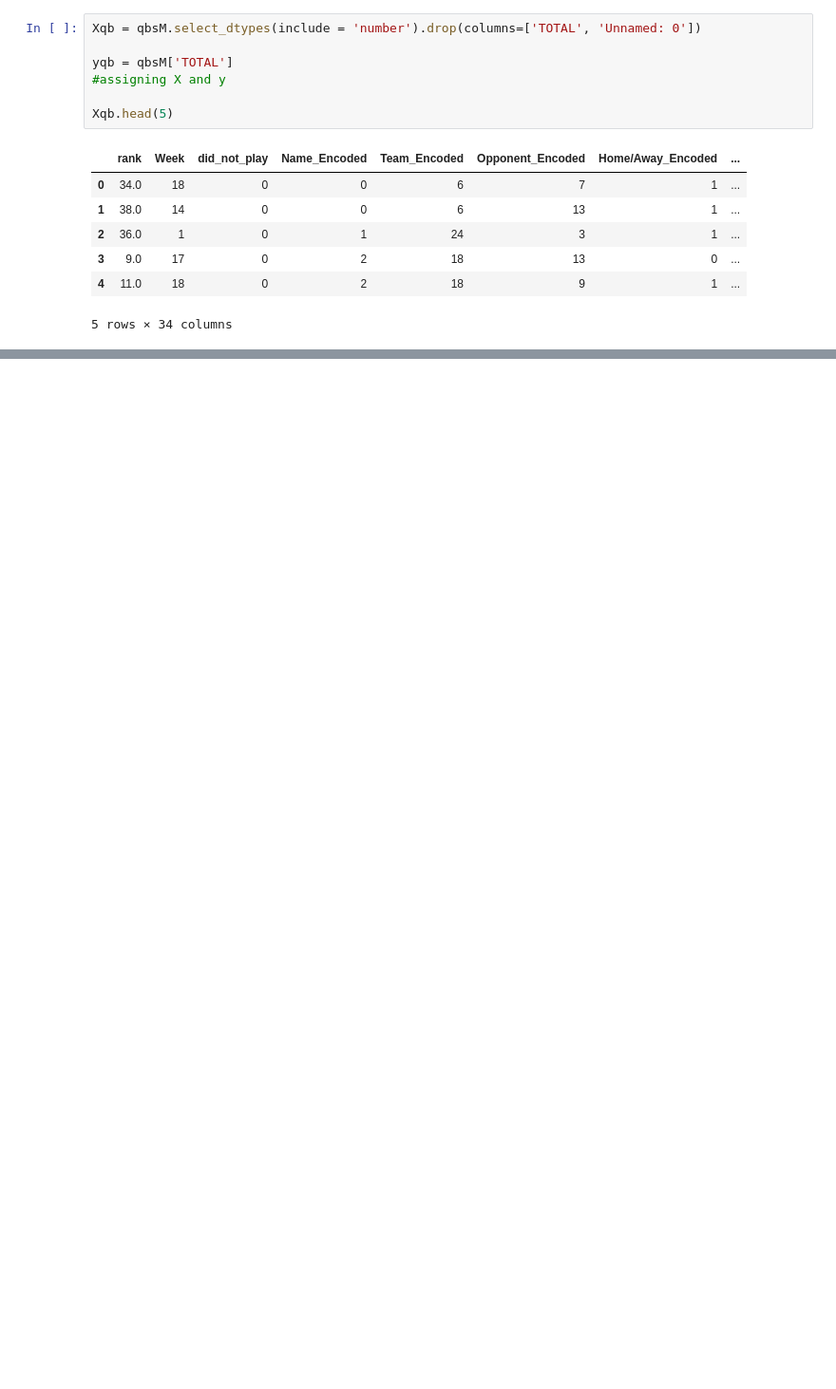
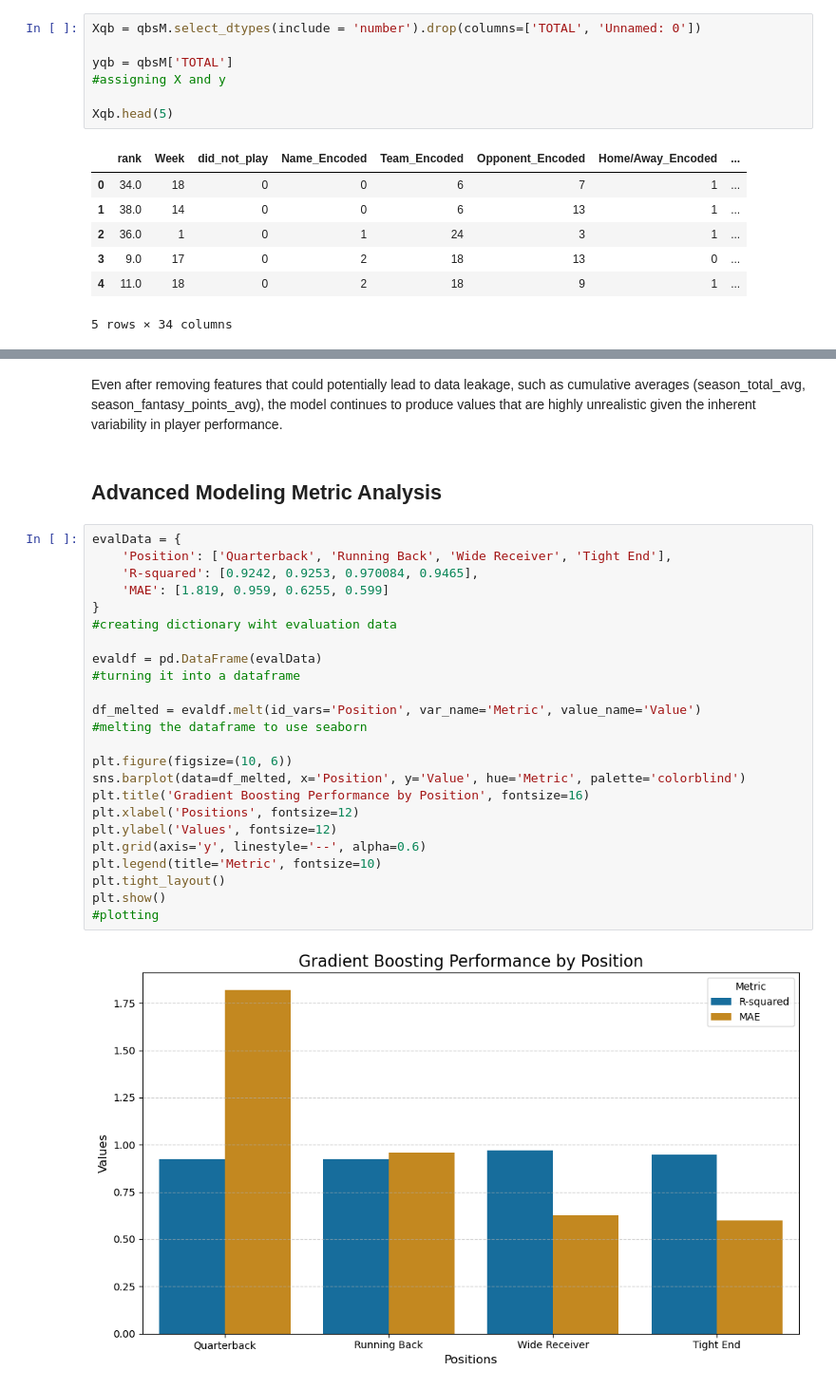
Before and after one commit to mychalortiz319/Fantasy-Forecasting, a Jupyter notebook: notebooks/FF_AdvancedModeling.ipynb, the cells around one changed output, grey strips where cells are left out. Shown: that part at 95% size. Saved outputs shown, nothing was run; the diff lists cells and outputs as text; blank space fills up the shorter version.

Commit message:
Advanced Modeling/Metric Analysis Update

```diff
--- a/notebooks/FF_AdvancedModeling.ipynb
+++ b/notebooks/FF_AdvancedModeling.ipynb
@@ -135,0 +753,31 @@ Xqb.head(5)
+# %% [markdown]
+Even after removing features that could potentially lead to data leakage, such as cumulative averages (season_total_avg, season_fantasy_points_avg), the model continues to produce values that are highly unrealistic given the inherent variability in player performance.
+# %% [markdown]
+**Advanced Modeling Metric Analysis**
+-
+# %%
+evalData = {
+    'Position': ['Quarterback', 'Running Back', 'Wide Receiver', 'Tight End'],
+    'R-squared': [0.9242, 0.9253, 0.970084, 0.9465],
+    'MAE': [1.819, 0.959, 0.6255, 0.599]
+}
+#creating dictionary wiht evaluation data
+
+evaldf = pd.DataFrame(evalData)
+#turning it into a dataframe
+
+df_melted = evaldf.melt(id_vars='Position', var_name='Metric', value_name='Value')
+#melting the dataframe to use seaborn
+
+plt.figure(figsize=(10, 6))
+sns.barplot(data=df_melted, x='Position', y='Value', hue='Metric', palette='colorblind')
+plt.title('Gradient Boosting Performance by Position', fontsize=16)
+plt.xlabel('Positions', fontsize=12)
+plt.ylabel('Values', fontsize=12)
+plt.grid(axis='y', linestyle='--', alpha=0.6)
+plt.legend(title='Metric', fontsize=10)
+plt.tight_layout()
+plt.show()
+#plotting
+# %% [output]
+[figure, added]
```
Also changed, not shown: parts of 84 cells of this notebook, 8 other files.
